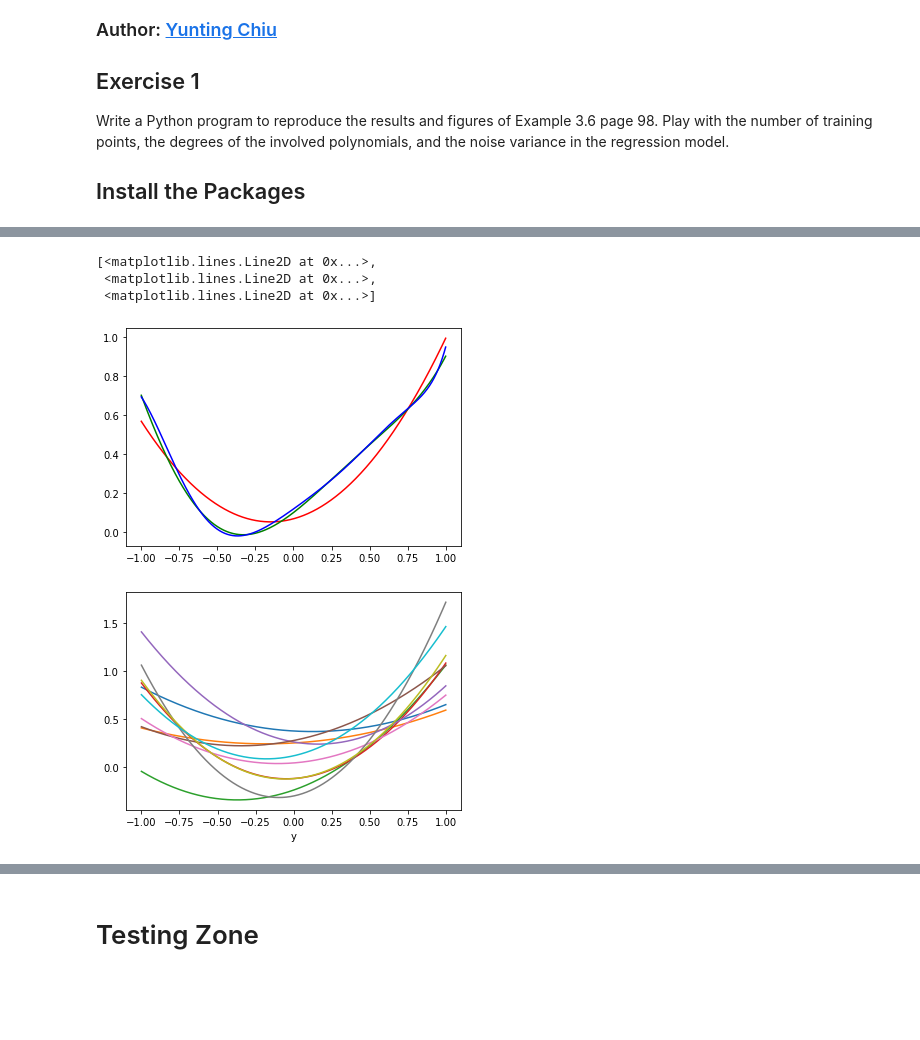
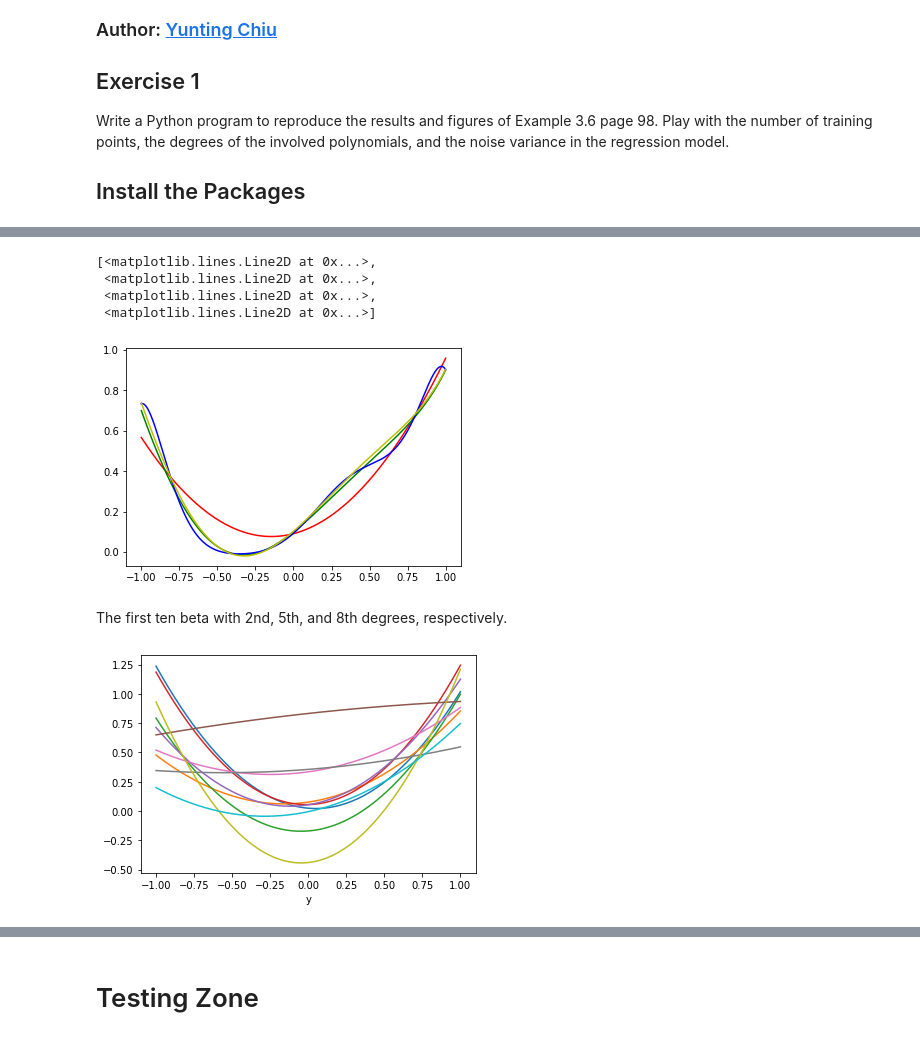
Before and after one commit to twyunting/DATA-642_Advanced_Machine_Learning, a Jupyter notebook: Labs/03/Lab3_Yunting.ipynb, the cells around one changed output, grey strips where cells are left out. Drawn from its saved outputs; the diff is of its cells as text; code cells hidden in the pictures; blank space fills up the shorter version.

```diff
--- a/Labs/03/Lab3_Yunting.ipynb
+++ b/Labs/03/Lab3_Yunting.ipynb
@@ -27,12 +27,15 @@ def betahistory(order):
   y = ground + noise
   if order == 2:
     X = np.array([np.ones(N), x, x**2]).T # 3 columns
+  elif order == 5:
+    X = np.array([np.ones(N), x, x**2, x**3, x**4, x**5]).T # 3 columns
   elif order == 8:
     X = np.array([np.ones(N), x, x**2, x**3, x**4, x**5, x**6, x**7, x**8]).T
   Y = np.array([y]).T
   beta = np.dot(np.linalg.inv(np.dot(X.T, X)), np.dot(X.T, Y)) # the LS estimate
   savebeta = beta
-  for i in range(999):
+  # 1000 samples, and noise = 0.3
+  for i in range(1000):
     noise = np.sqrt(0.3)*np.random.standard_normal(N)
     y = ground + noise
     Y = np.array([y]).T
@@ -45,11 +48,14 @@ def plot1000(order, x_plot, beta):
 # plot depending on the order
   if order == 2:
     y_plot = np.dot(np.array([np.ones(10000), x_plot, x_plot**2]).T, beta)
+  elif order == 5:
+    y_plot = np.dot(np.array([np.ones(10000), x_plot, x_plot**2, x_plot**3, x_plot**4, x_plot**5]).T, beta)
   elif order == 8:
     y_plot = np.dot(np.array([np.ones(10000), x_plot, x_plot**2, x_plot**3, x_plot**4, x_plot**5, x_plot**6, x_plot**7, x_plot**8]).T, beta)
   return y_plot
 
 beta2, beta2history = betahistory(2)
+beta5, beta5history = betahistory(5)
 beta8, beta8history = betahistory(8)
-print(beta2, beta8)
+print(beta2, beta5, beta8)
 # %% [output]
@@ -58,15 +69,19 @@ print(beta2, beta8)
 # %%
 x_plot = np.linspace(-1, 1, num = 10000)
 y_plot2 = plot1000(2, x_plot, beta2)
+y_plot5 = plot1000(5, x_plot, beta5)
 y_plot8 = plot1000(8, x_plot, beta8)
 
 #plt.figure(1)
-plt.pyplot.plot(x_plot, y_plot2,'r', x_plot, generate_ground(x_plot), 'g', x_plot, y_plot8, 'b') # g = green, r = red, b = blue
+plt.pyplot.plot(x_plot, y_plot2,'r', x_plot, generate_ground(x_plot), 'g', x_plot, y_plot8, 'b',  x_plot, y_plot5, 'y') # g = green, r = red, b = blue
 # %% [output]
 [<matplotlib.lines.Line2D at 0x...>,
  <matplotlib.lines.Line2D at 0x...>,
+ <matplotlib.lines.Line2D at 0x...>,
  <matplotlib.lines.Line2D at 0x...>]
-[figure, old version]
+[figure, new version]
+# %% [markdown]
+The first ten beta with 2nd, 5th, and 8th degrees, respectively.
 # %%
 for i in range(10):
   plt.pyplot.plot(x_plot, plot1000(2, x_plot, beta2history[:, i]))
@@ -74,4 +89,4 @@ plt.pyplot.xlabel('x')
 plt.pyplot.xlabel('y')
 plt.pyplot.show()
 # %% [output]
-[figure, old version]
+[figure, new version]
```
Also changed, not shown: parts of 7 cells of this notebook, 8 other files.
